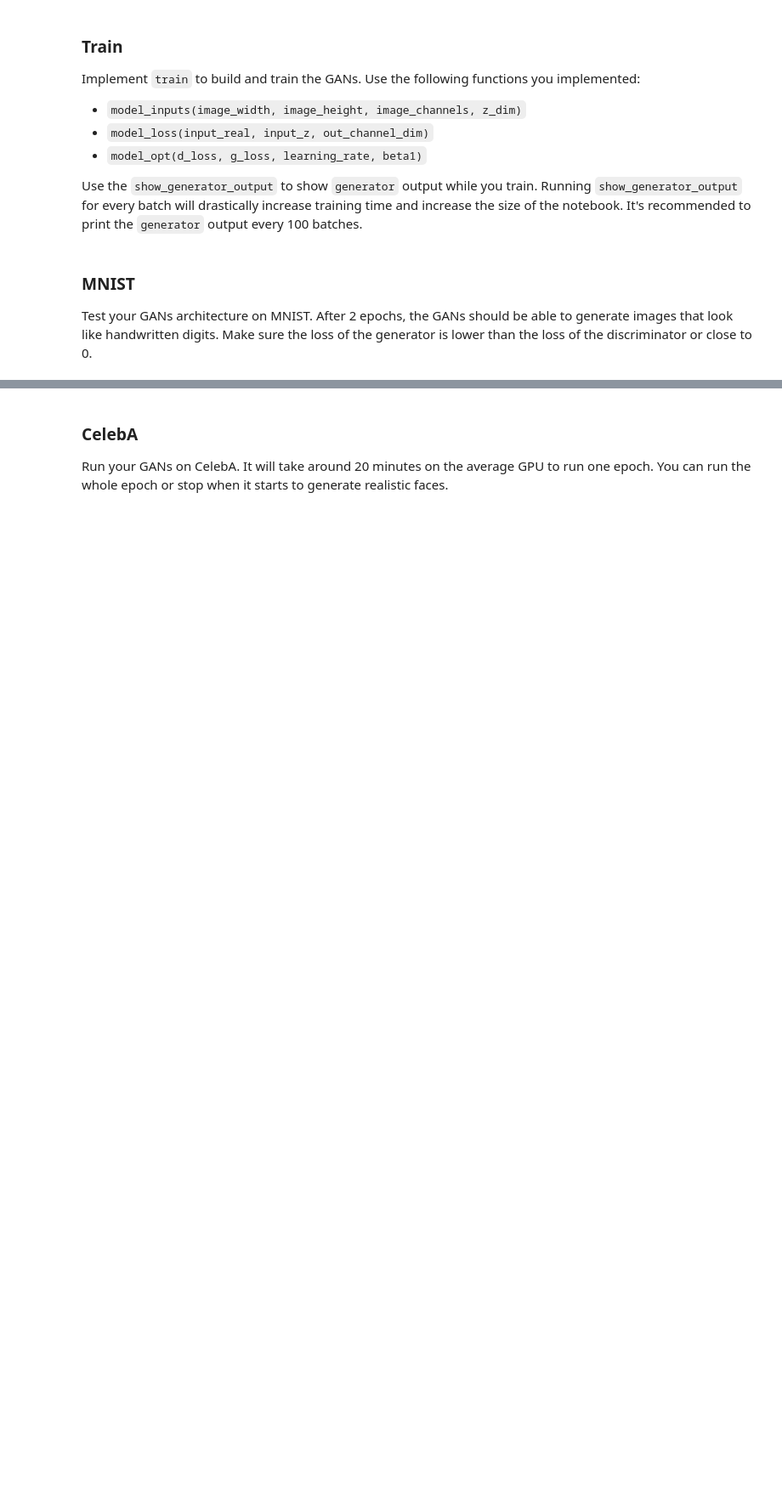
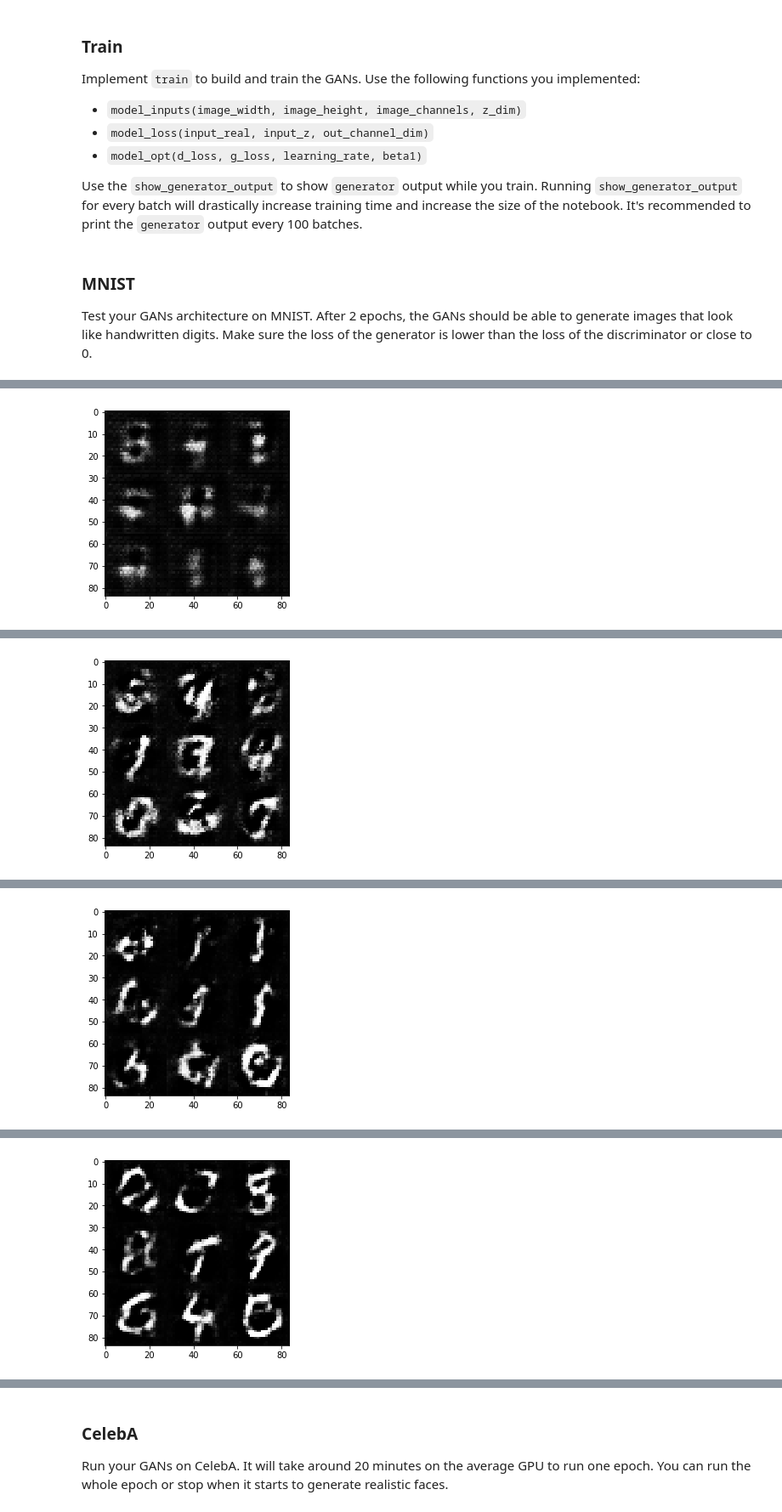
Before and after one commit to kkufieta/face_generation, a Jupyter notebook: dlnd_face_generation.ipynb, the cells around one changed output, grey strips where cells are left out. Shown at 85% size. Saved outputs shown, nothing was run; the diff lists cells and outputs as text; code cells hidden in the pictures; blank space fills up the shorter version.

```diff
--- a/dlnd_face_generation.ipynb
+++ b/dlnd_face_generation.ipynb
@@ -360,13 +361,12 @@ def train(epoch_count, batch_size, z_dim, learning_rate, beta1,
     elif (data_image_mode == 'RGB'):
         image_channels = 3
 
-    print_every = 10
+    print_every = 20
     show_every = 100
 
     class GAN:
         def __init__(self, image_width, image_height, image_channels,
                      z_dim, learning_rate, beta1=0.5):
-            tf.reset_default_graph()
             self.input_real, self.input_z, self.learning_rate = model_inputs(image_width,
                                                                              image_height,
                                                                              image_channels,
@@ -389,6 +389,7 @@ def train(epoch_count, batch_size, z_dim, learning_rate, beta1,
         for epoch_i in range(epoch_count):
             for batch_images in get_batches(batch_size):
                 steps += 1
+                batch_images = batch_images * 2
 
                 # Sample random noise for G
                 batch_z = np.random.uniform(-1, 1, size=(batch_size,
@@ -417,12 +418,13 @@ def train(epoch_count, batch_size, z_dim, learning_rate, beta1,
 
                 if steps % show_every == 0:
                     print(batch_images.shape)
-                    show_generator_output(sess, batch_images[0], gan.input_z, image_channels, image_mode)
+                    show_generator_output(sess, 10, gan.input_z,
+                                          image_channels, data_image_mode)
 # %% [markdown]
 ### MNIST
 Test your GANs architecture on MNIST.  After 2 epochs, the GANs should be able to generate images that look like handwritten digits.  Make sure the loss of the generator is lower than the loss of the discriminator or close to 0.
 # %%
-batch_size = 128
+batch_size = 256
 z_dim = 100
 learning_rate = 0.0002
 beta1 = 0.5
@@ -444,0 +449 @@ Epoch 1/2... Discriminator Loss: 0.6162... Generator Loss: 8.7264
+[figure, added]
@@ -444,0 +456 @@ Epoch 1/2... Discriminator Loss: 0.6162... Generator Loss: 8.7264
+[figure, added]
@@ -444,0 +463 @@ Epoch 1/2... Discriminator Loss: 0.6162... Generator Loss: 8.7264
+[figure, added]
@@ -444,0 +470 @@ Epoch 1/2... Discriminator Loss: 0.6162... Generator Loss: 8.7264
+[figure, added]
```
Also changed, not shown: parts of 5 cells of this notebook.
